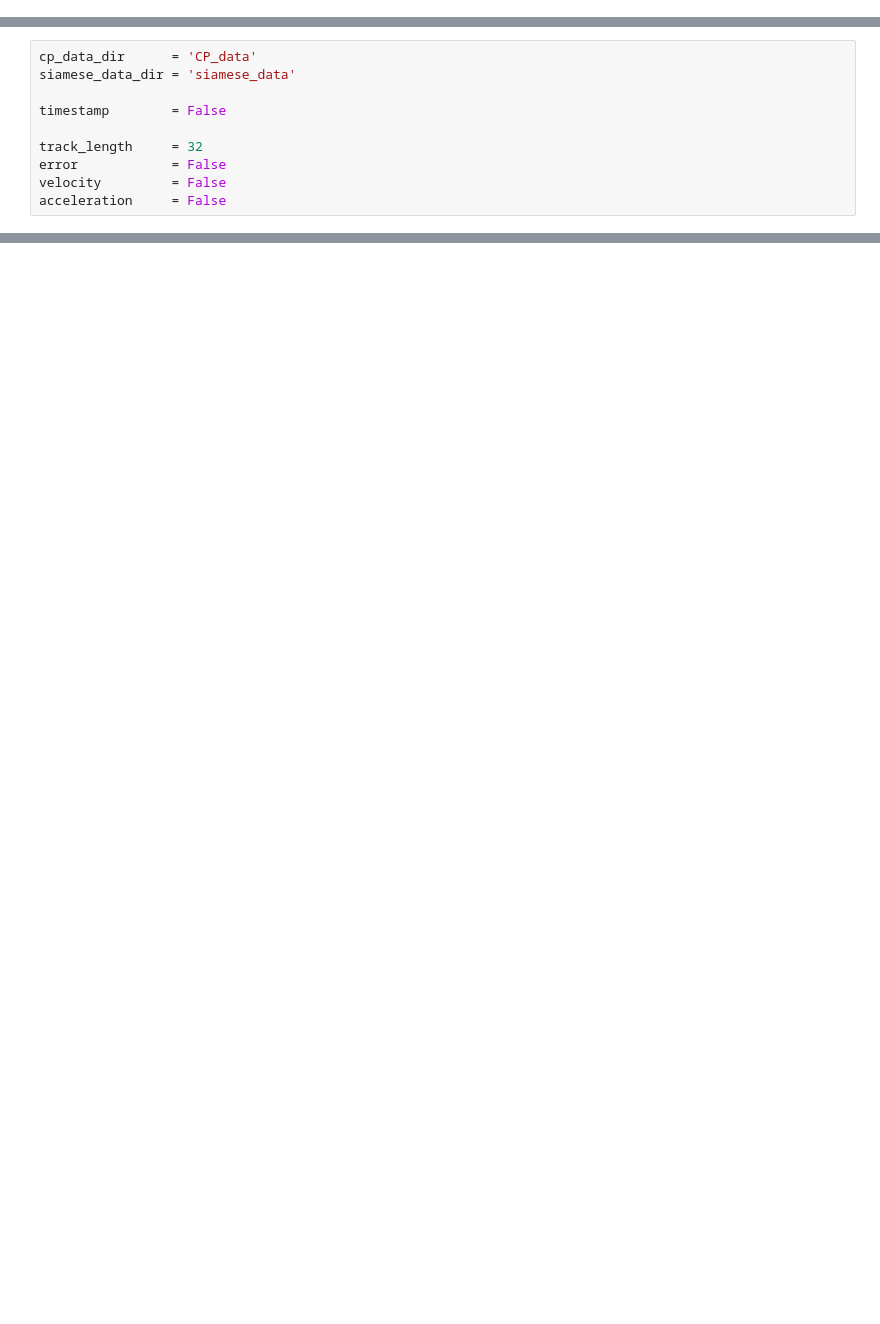
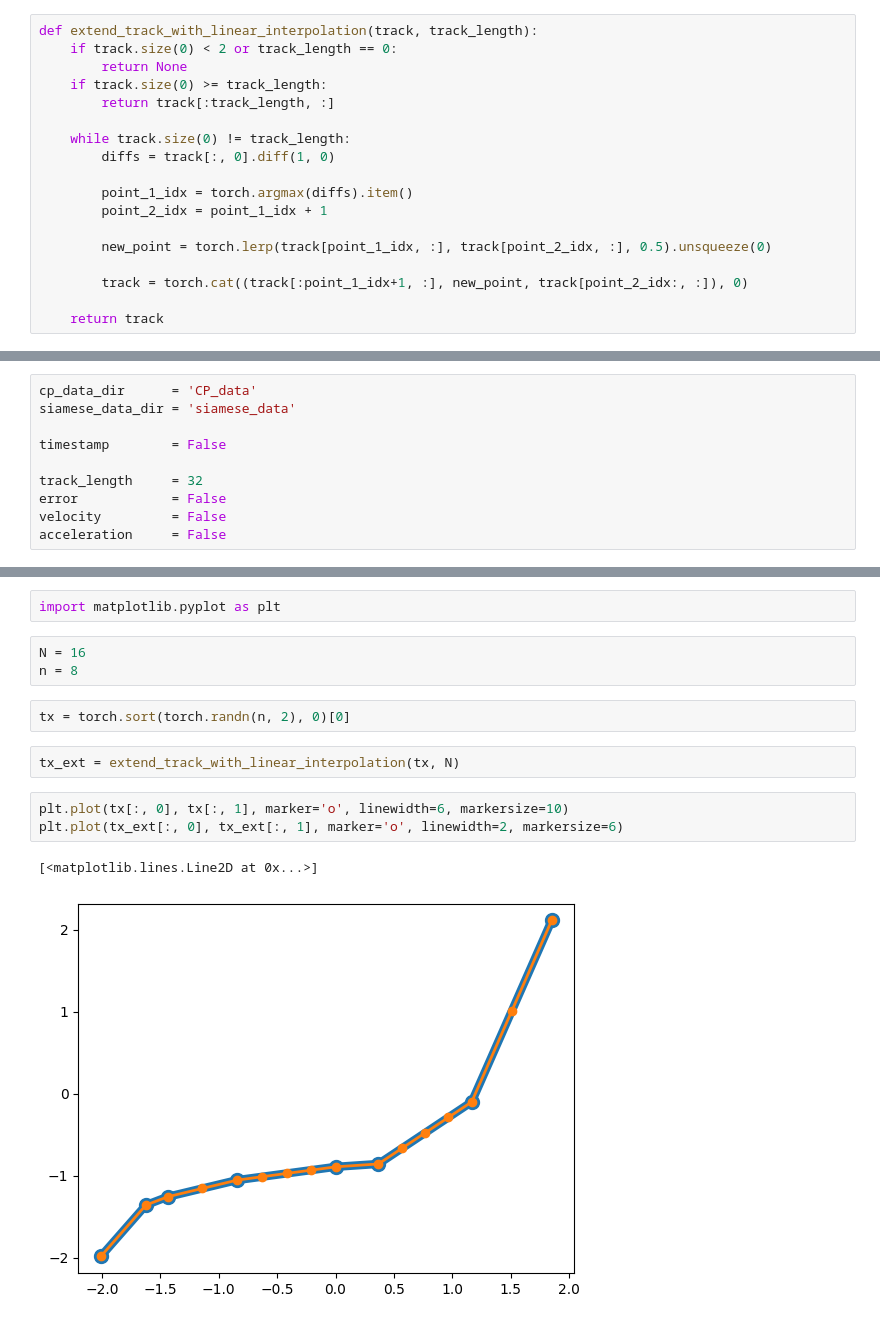
Before and after one commit to arsen-osipyan/air_objects_identification, a Jupyter notebook: siamese_data_generation.ipynb, the cells around one changed output, grey strips where cells are left out. Saved outputs shown, nothing was run; the diff lists cells and outputs as text; blank space fills up the shorter version.

Commit message:
tracks extension with linear intrapolation

```diff
--- a/siamese_data_generation.ipynb
+++ b/siamese_data_generation.ipynb
@@ -46 +61,19 @@ def get_tracks_timeranges_intersection(track_1, track_2):
+# %%
+def extend_track_with_linear_interpolation(track, track_length):
+    if track.size(0) < 2 or track_length == 0:
+        return None
+    if track.size(0) >= track_length:
+        return track[:track_length, :]
+
+    while track.size(0) != track_length:
+        diffs = track[:, 0].diff(1, 0)
+
+        point_1_idx = torch.argmax(diffs).item()
+        point_2_idx = point_1_idx + 1
+
+        new_point = torch.lerp(track[point_1_idx, :], track[point_2_idx, :], 0.5).unsqueeze(0)
+
+        track = torch.cat((track[:point_1_idx+1, :], new_point, track[point_2_idx:, :]), 0)
+
+    return track
 # %%
@@ -190,0 +228,15 @@ Saving to siamese_data/test (2884 rows).
+# %%
+import matplotlib.pyplot as plt
+# %%
+N = 16
+n = 8
+# %%
+tx = torch.sort(torch.randn(n, 2), 0)[0]
+# %%
+tx_ext = extend_track_with_linear_interpolation(tx, N)
+# %%
+plt.plot(tx[:, 0], tx[:, 1], marker='o', linewidth=6, markersize=10)
+plt.plot(tx_ext[:, 0], tx_ext[:, 1], marker='o', linewidth=2, markersize=6)
+# %% [output]
+[<matplotlib.lines.Line2D at 0x...>]
+[figure, added]
```
Also changed, not shown: parts of 5 cells of this notebook, 1 other file.
